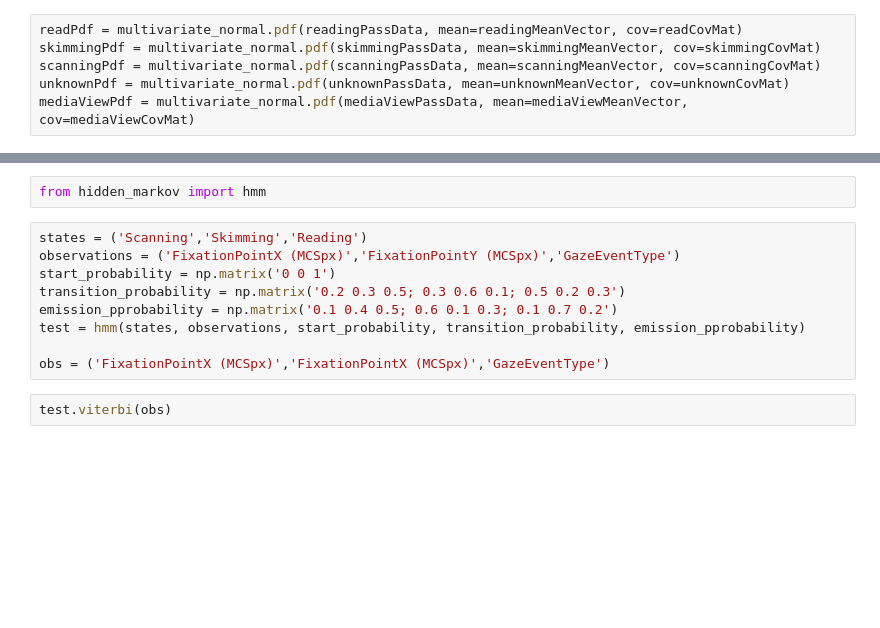
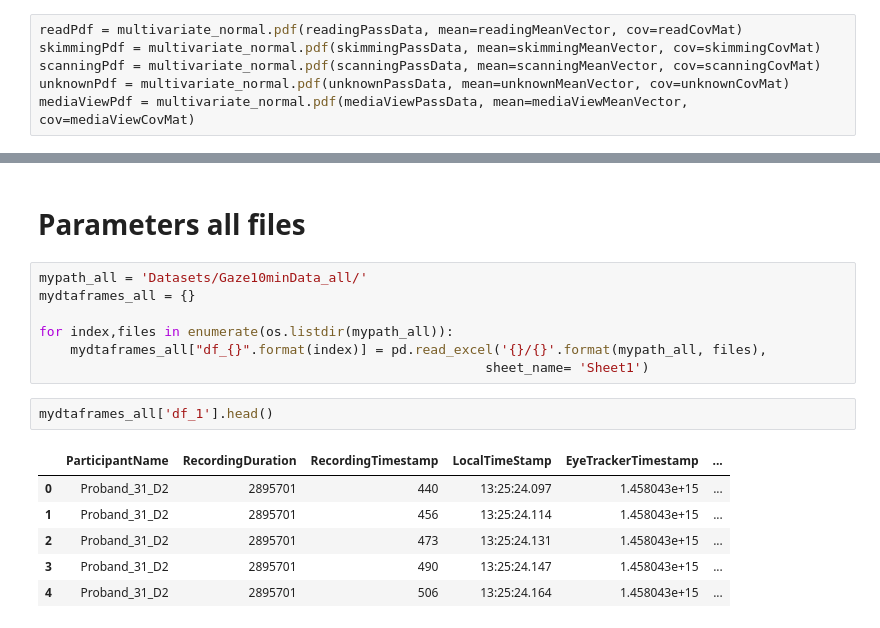
Before and after one commit to GazeProject05/PythonCode, a Jupyter notebook: Code/Multivariate Normal Distribution.ipynb, the cells around one changed output, grey strips where cells are left out. Drawn from its saved outputs; the diff is of its cells as text; blank space fills up the shorter version.

```diff
--- a/Code/Multivariate Normal Distribution.ipynb
+++ b/Code/Multivariate Normal Distribution.ipynb
@@ -167,13 +170,18 @@ plt.plot(scanningPassData,scanningPdf)
-# %%
-from hidden_markov import hmm
-# %%
-states = ('Scanning','Skimming','Reading')
-observations = ('FixationPointX (MCSpx)','FixationPointY (MCSpx)','GazeEventType')
-start_probability = np.matrix('0 0 1')
-transition_probability = np.matrix('0.2 0.3 0.5; 0.3 0.6 0.1; 0.5 0.2 0.3')
-emission_pprobability = np.matrix('0.1 0.4 0.5; 0.6 0.1 0.3; 0.1 0.7 0.2')
-test = hmm(states, observations, start_probability, transition_probability, emission_pprobability)
-
-obs = ('FixationPointX (MCSpx)','FixationPointX (MCSpx)','GazeEventType')
-# %%
-test.viterbi(obs)
+# %% [markdown]
+# Parameters all files
+# %%
+mypath_all = 'Datasets/Gaze10minData_all/'
+mydtaframes_all = {}
+
+for index,files in enumerate(os.listdir(mypath_all)):
+    mydtaframes_all["df_{}".format(index)] = pd.read_excel('{}/{}'.format(mypath_all, files),
+                                                         sheet_name= 'Sheet1')
+# %%
+mydtaframes_all['df_1'].head()
+# %% [output]
+|  | ParticipantName | RecordingDuration | RecordingTimestamp | LocalTimeStamp | EyeTrackerTimestamp | ... |
+| 0 | Proband_31_D2 | 2895701 | 440 | 13:25:24.097 | 1.458043e+15 | ... |
+| 1 | Proband_31_D2 | 2895701 | 456 | 13:25:24.114 | 1.458043e+15 | ... |
+| 2 | Proband_31_D2 | 2895701 | 473 | 13:25:24.131 | 1.458043e+15 | ... |
+| 3 | Proband_31_D2 | 2895701 | 490 | 13:25:24.147 | 1.458043e+15 | ... |
+| 4 | Proband_31_D2 | 2895701 | 506 | 13:25:24.164 | 1.458043e+15 | ... |
```
Also changed, not shown: parts of 20 cells of this notebook.
